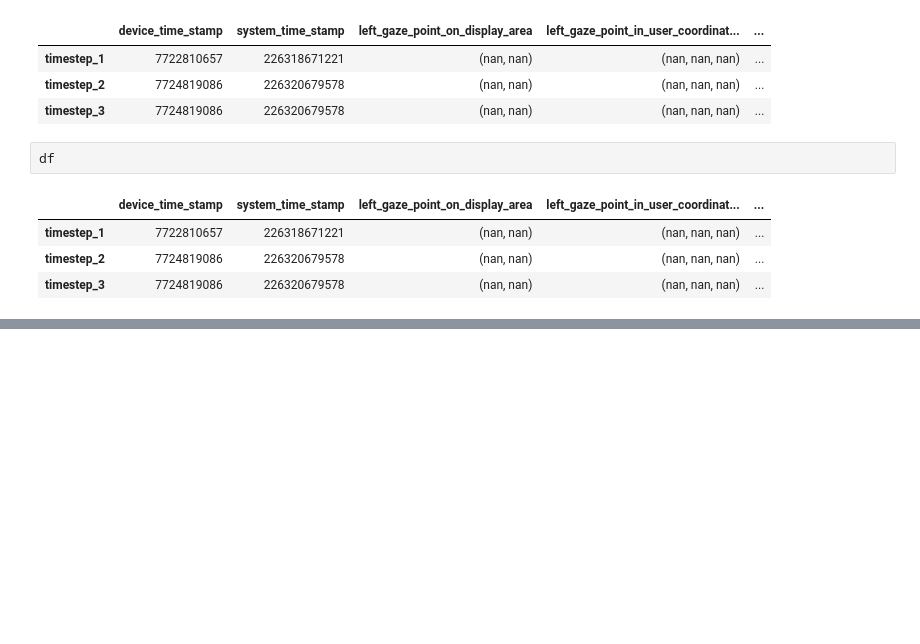
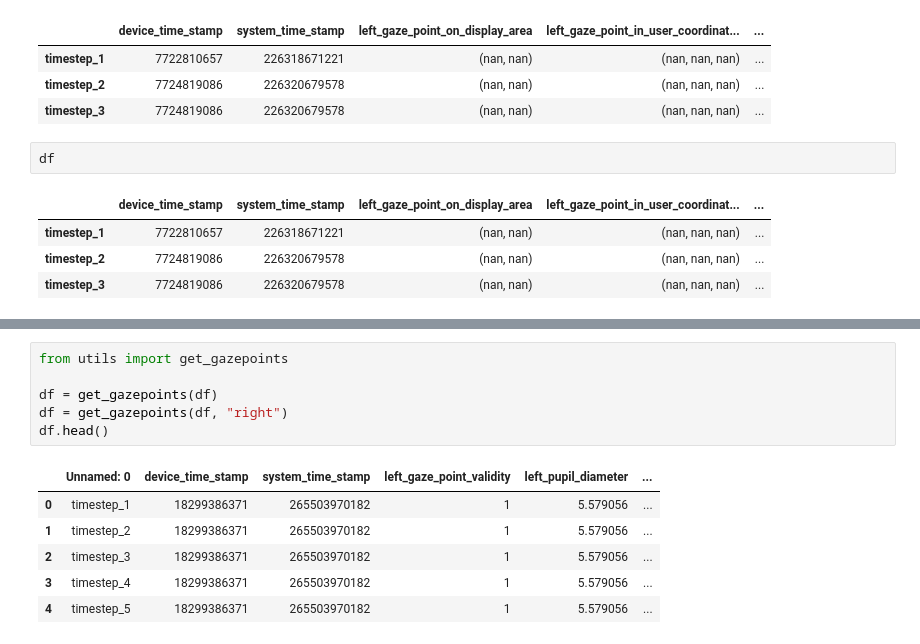
Before and after one commit to crasgaitis/innovision, a Jupyter notebook: test.ipynb, the cells around one changed output, grey strips where cells are left out. Drawn from its saved outputs; the diff is of its cells as text; blank space fills up the shorter version.

```diff
--- a/test.ipynb
+++ b/test.ipynb
@@ -234,0 +272,13 @@ df
+# %%
+from utils import get_gazepoints
+
+df = get_gazepoints(df)
+df = get_gazepoints(df, "right")
+df.head()
+# %% [output]
+|  | Unnamed: 0 | device_time_stamp | system_time_stamp | left_gaze_point_validity | left_pupil_diameter | ... |
+| 0 | timestep_1 | 18299386371 | 265503970182 | 1 | 5.579056 | ... |
+| 1 | timestep_2 | 18299386371 | 265503970182 | 1 | 5.579056 | ... |
+| 2 | timestep_3 | 18299386371 | 265503970182 | 1 | 5.579056 | ... |
+| 3 | timestep_4 | 18299386371 | 265503970182 | 1 | 5.579056 | ... |
+| 4 | timestep_5 | 18299386371 | 265503970182 | 1 | 5.579056 | ... |
```
Also changed, not shown: parts of 6 cells of this notebook, 7 other files.
